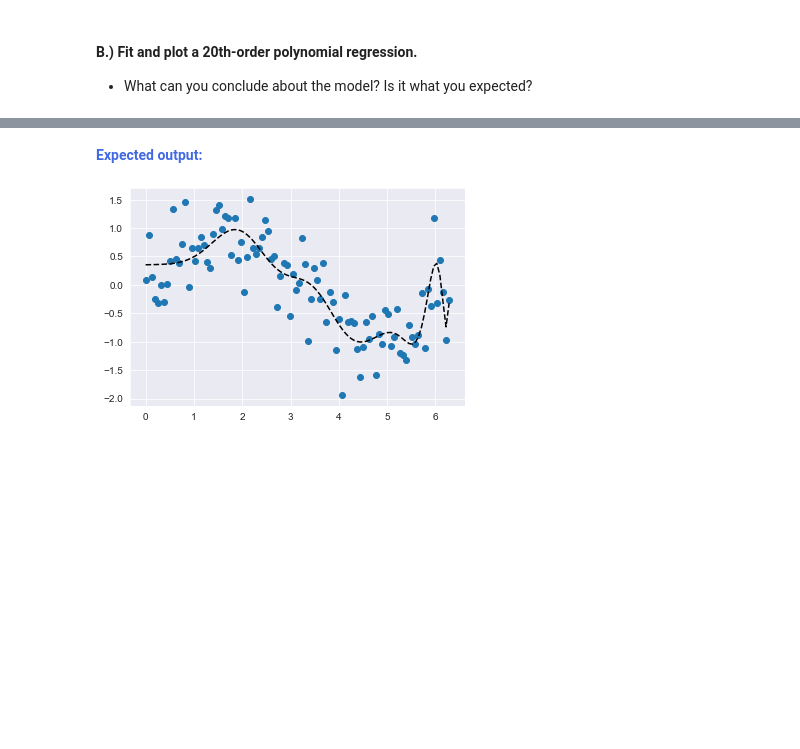
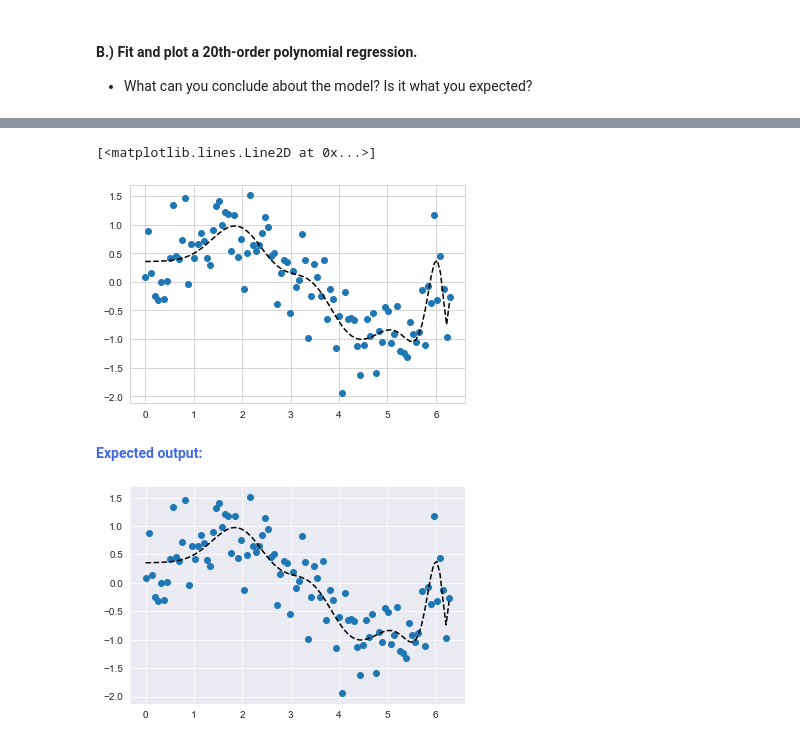
Before and after one commit to denious/EliteDataScience-ML-Masterclass, a Jupyter notebook: How the World Works/3 - Workbook - Adding Complexity.ipynb, the cells around one changed output, grey strips where cells are left out. Cells and saved outputs as stored; diff of their text form; code cells hidden in the pictures; blank space fills up the shorter version.

```diff
--- a/How the World Works/3 - Workbook - Adding Complexity.ipynb
+++ b/How the World Works/3 - Workbook - Adding Complexity.ipynb
@@ -155,3 +155,6 @@ Before moving on, it's imperative that you've been following along the online Co
 This one is a perfect example. In the online Coding Section (which you should have followed in the workbook space above), we wrote a few helper functions for fitting and plotting models. So let's just fully double-check that we're on the same page and that you've written those helper functions successfully.
 
 #### A.) Import <code>'simulated_data.csv'</code> that you created during the follow-along coding section and display the first 5 observations.
+# %%
+df = pd.read_csv('./simulated_data.csv', index_col=0)
+df.head()
@@ -196,3 +206,8 @@ This one is a perfect example. In the online Coding Section (which you should ha
 # %% [markdown]
 #### B.) Fit and plot a 20th-order polynomial regression.
 * What can you conclude about the model? Is it what you expected?
+# %%
+for i in range(2, 21):
+    df[f'x{i}'] = np.power(df['x'], i)
+
+df.head()
@@ -199,3 +222,16 @@ This one is a perfect example. In the online Coding Section (which you should ha
+# %%
+target = df.y
+features = df.drop('y', axis=1)
+# %%
+lr = LinearRegression()
+
+lr.fit(features, target)
+
+plt.scatter(df.x, target)
+plt.plot(df.x, lr.predict(features), 'k--')
+# %% [output]
+[<matplotlib.lines.Line2D at 0x...>]
+[figure, added]
 # %% [markdown]
 <strong style="color:RoyalBlue">Expected output:</strong>
 
```
Also changed, not shown: parts of 4 cells of this notebook, 4 other files.
